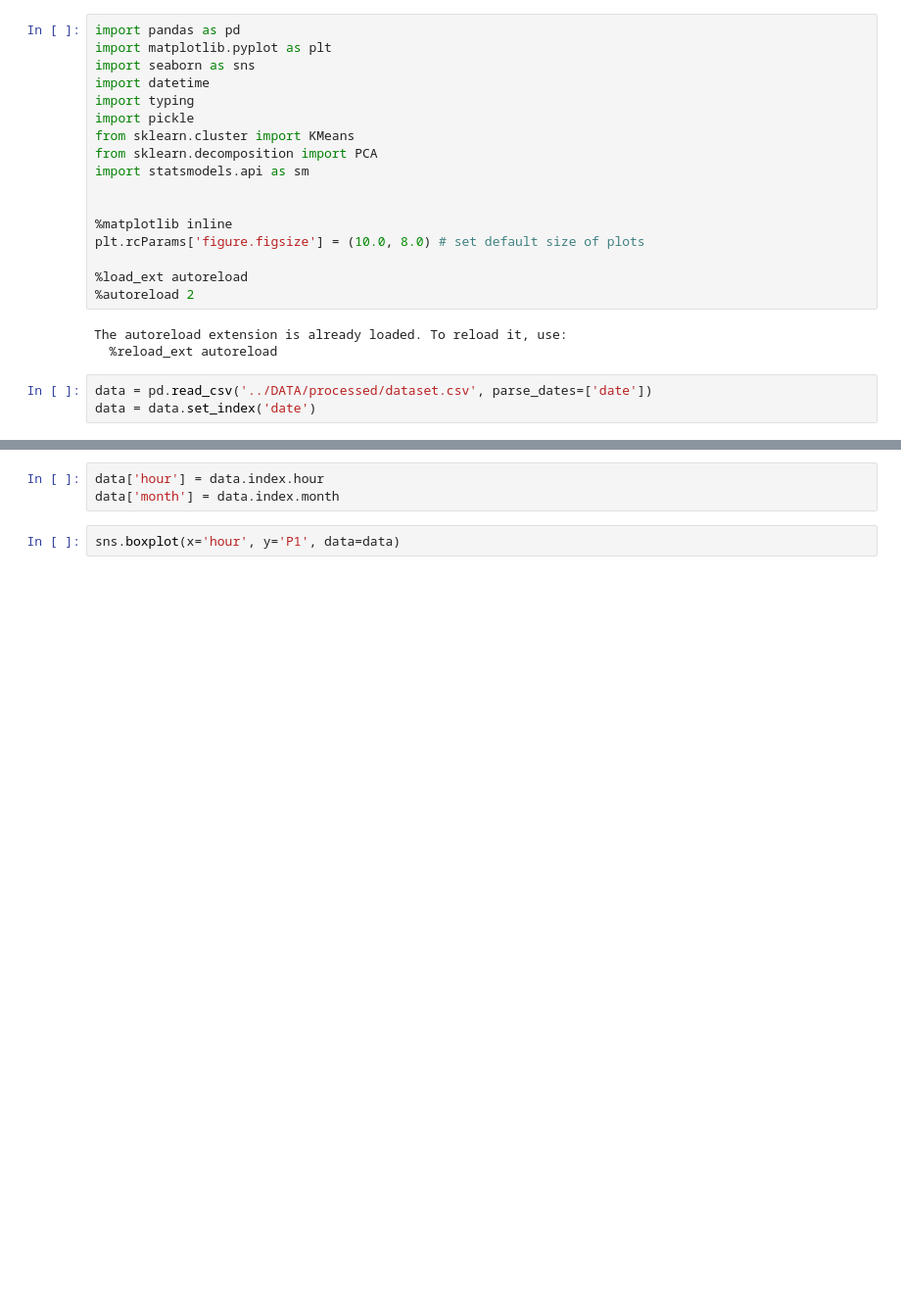
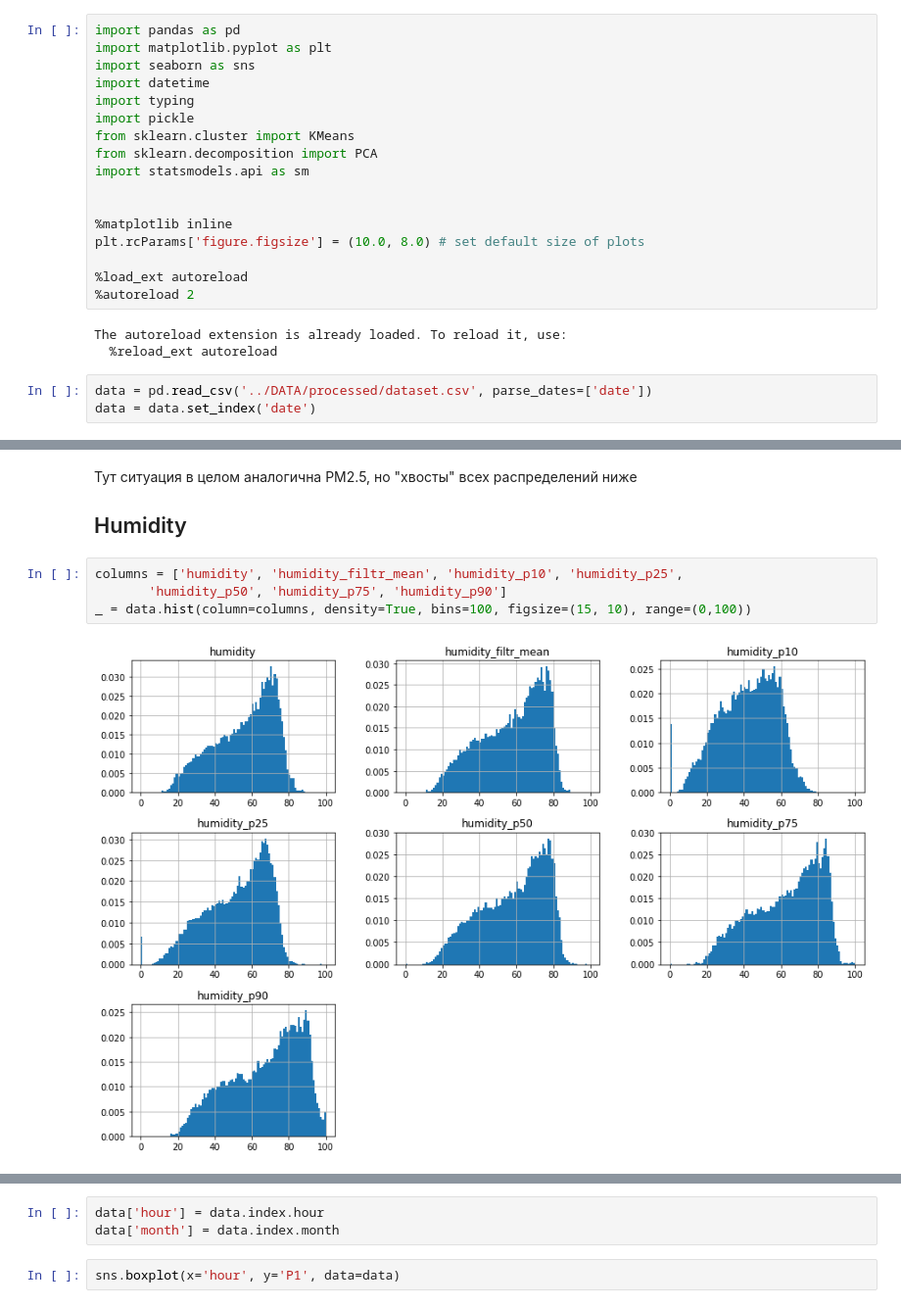
Before and after one commit to aerubanov/Proj_Air_Quality, a Jupyter notebook: notebooks/EDA.ipynb, the cells around one changed output, grey strips where cells are left out. Shown at 98% size. Drawn from its saved outputs; the diff is of its cells as text; blank space fills up the shorter version.

```diff
--- a/notebooks/EDA.ipynb
+++ b/notebooks/EDA.ipynb
@@ -33,0 +55,9 @@ ax.legend(loc = 'best')
+# %% [markdown]
+Тут ситуация в целом аналогична PM2.5, но "хвосты" всех распределений ниже
+## Humidity
+# %%
+columns = ['humidity', 'humidity_filtr_mean', 'humidity_p10', 'humidity_p25',
+       'humidity_p50', 'humidity_p75', 'humidity_p90']
+_ = data.hist(column=columns, density=True, bins=100, figsize=(15, 10), range=(0,100))
+# %% [output]
+[figure, added]
```
Also changed, not shown: parts of 19 cells of this notebook.
